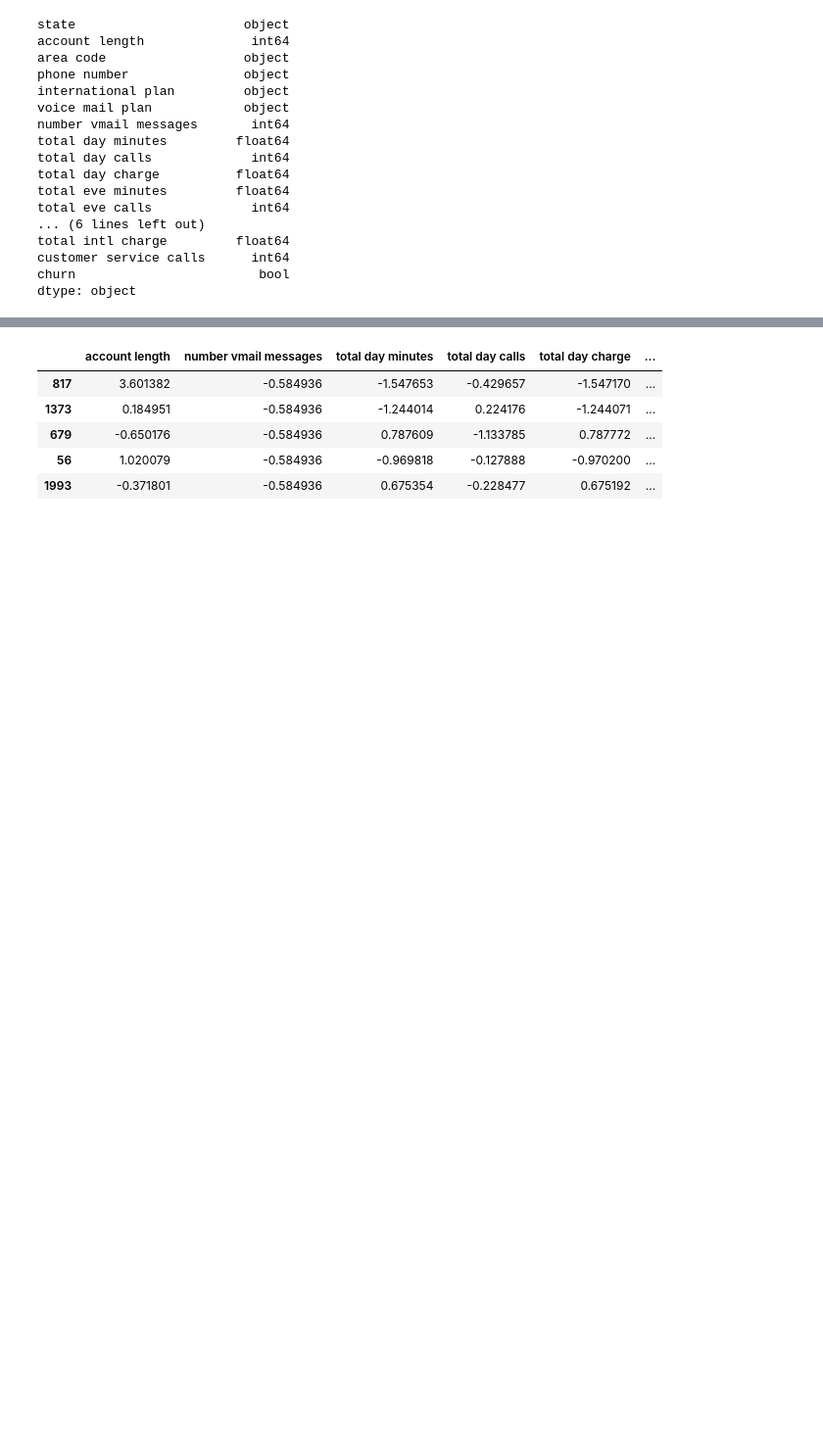
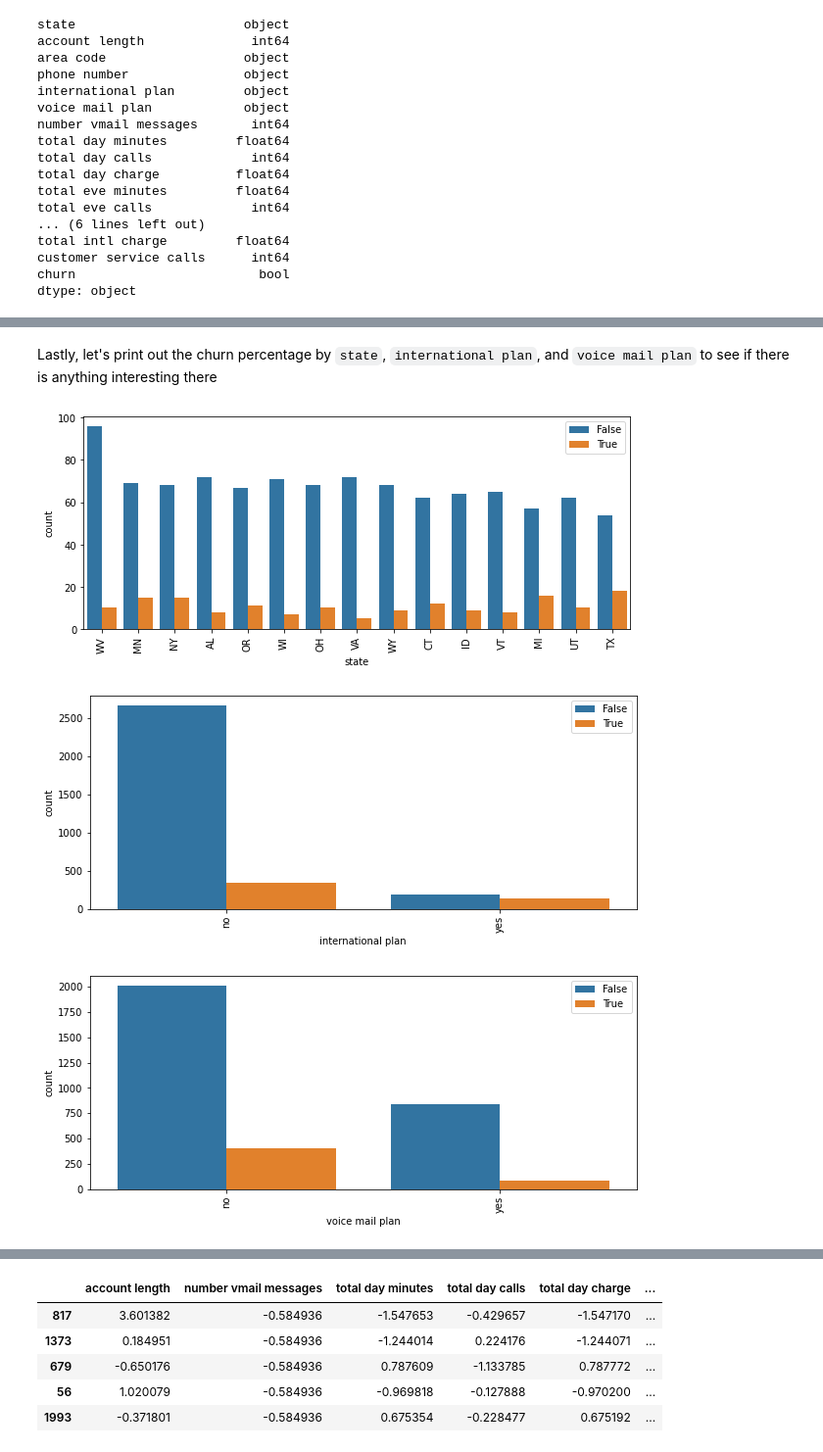
Before and after one commit to joshuaedelstein15/Telecom_churn, a Jupyter notebook: notebook.ipynb, the cells around one changed output, grey strips where cells are left out. Shown: that part at 98% size. Cells and saved outputs as stored; diff of their text form; code cells hidden in the pictures; blank space fills up the shorter version.

```diff
--- a/notebook.ipynb
+++ b/notebook.ipynb
@@ -123,0 +237,25 @@ Name: churn, dtype: int64
+# %% [markdown]
+Lastly, let's print out the churn percentage by `state`, `international plan`, and `voice mail plan` to see if there is anything interesting there
+# %%
+#create list of columns to graph
+columns = ['state', 'international plan', 'voice mail plan']
+
+#for loop thru columns
+for col in columns:
+
+    #create figure
+    plt.figure(figsize=(10,4))
+
+    #create countplot for each column, broken up by churn
+    sns.countplot(x=col, hue="churn", data=df,order= df[col].value_counts().iloc[0:15].index)
+
+    #rotate xticks to 90 degrees
+    plt.xticks(rotation=90)
+
+    #insert a legend in the top right hand corner
+    plt.legend(loc="upper right")
+    plt.show()
+# %% [output]
+[figure, added]
+[figure, added]
+[figure, added]
```
Also changed, not shown: parts of 71 cells of this notebook.
